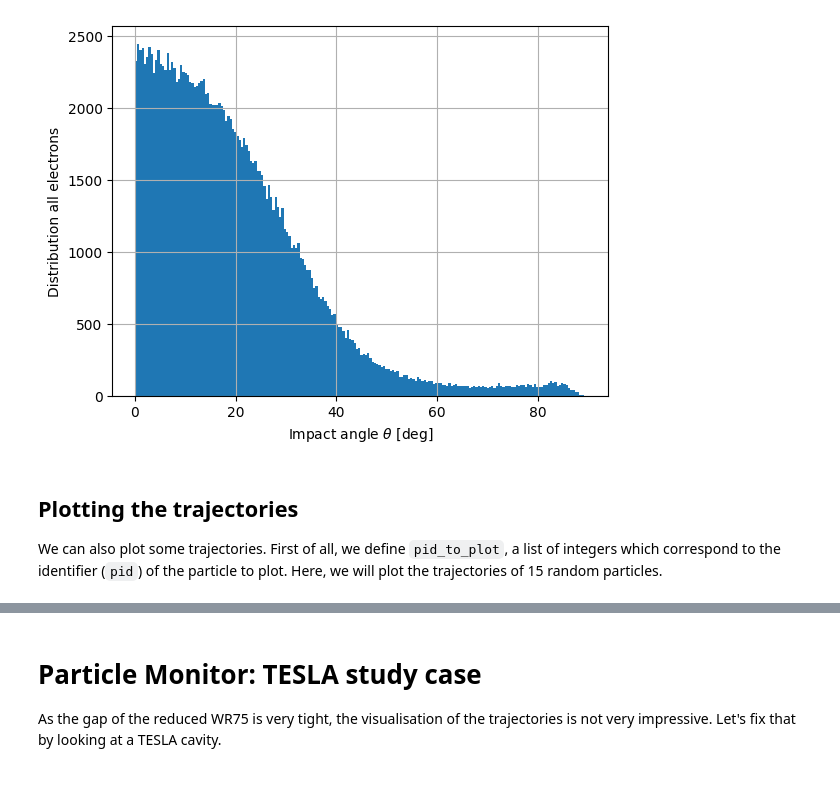
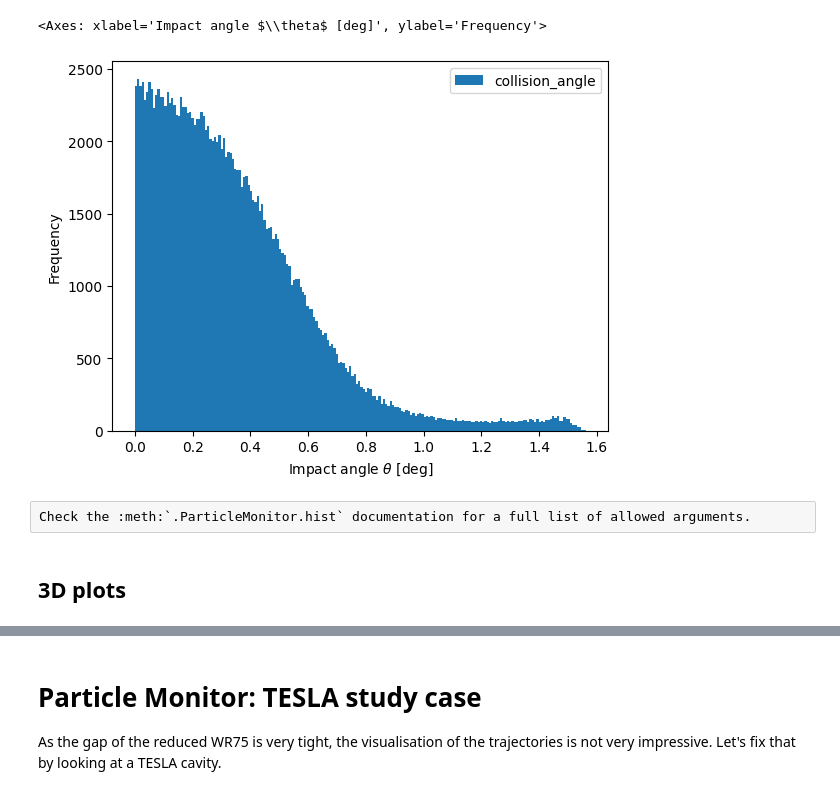
Before and after one commit to AdrienPlacais/Simulia_Multipactor_lib, a Jupyter notebook: docs/manual/notebooks/particle_monitor.ipynb, the cells around one changed output, grey strips where cells are left out. Saved outputs shown, nothing was run; the diff lists cells and outputs as text; code cells hidden in the pictures.

```diff
--- a/docs/manual/notebooks/particle_monitor.ipynb
+++ b/docs/manual/notebooks/particle_monitor.ipynb
@@ -82,11 +104,10 @@ Now we can plot the distribution of the impact energies!
-# %%
-bins = 200
-hist_range = (0., 90.)
-fig = plot_collision_angles(my_particle_monitor, bins=bins, hist_range=hist_range)
-# %% [output]
-[figure, removed]
+# %%
+result.hist("collision_angle")
+# %% [output]
+<Axes: xlabel='Impact angle $\\theta$ [deg]', ylabel='Frequency'>
+[figure, added]
+# %% [raw]
+Check the :meth:`.ParticleMonitor.hist` documentation for a full list of allowed arguments.
 # %% [markdown]
-## Plotting the trajectories
-
-We can also plot some trajectories. First of all, we define `pid_to_plot`, a list of integers which correspond to the identifier (`pid`) of the particle to plot. Here, we will plot the trajectories of 15 random particles.
+## 3D plots
 # %%
```
Also changed, not shown: parts of 34 cells of this notebook, 5 other files.
